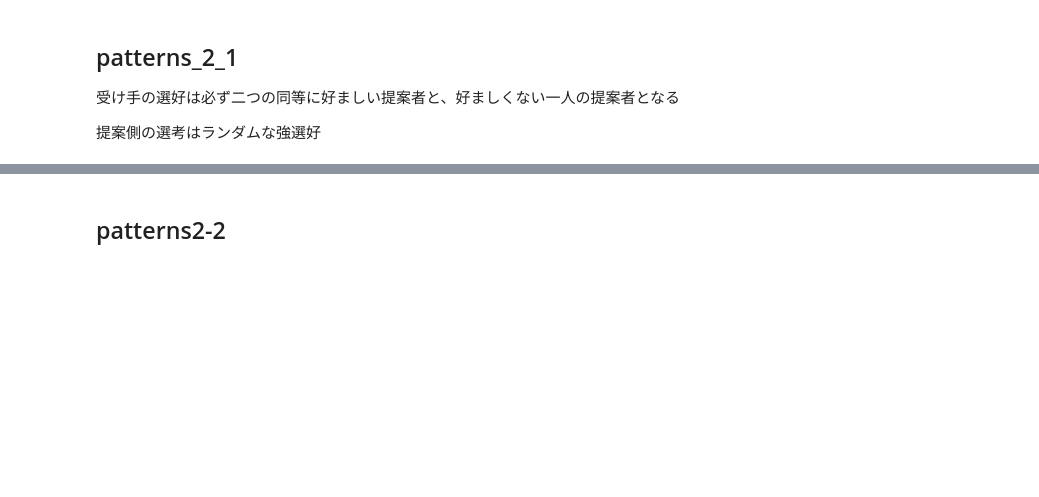
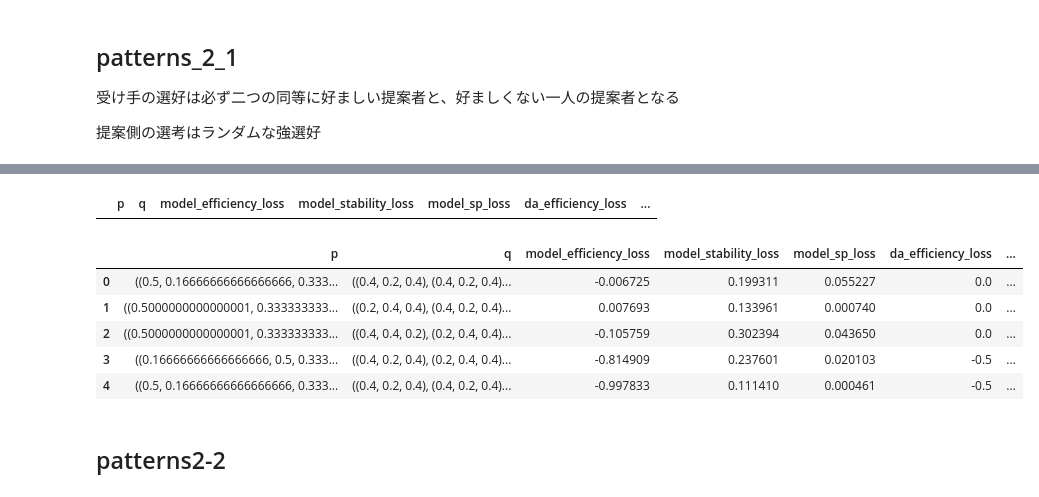
Before and after one commit to meina-t/matching_with_dl, a Jupyter notebook: dual_primal_matching.ipynb, the cells around one changed output, grey strips where cells are left out. Cells and saved outputs as stored; diff of their text form; code cells hidden in the pictures; blank space fills up the shorter version.

```diff
--- a/dual_primal_matching.ipynb
+++ b/dual_primal_matching.ipynb
@@ -411 +609,14 @@ df_1.describe()
+# %%
+df_1[df_1["da_efficiency_loss"] > 0]
+# %% [output]
+|  | p | q | model_efficiency_loss | model_stability_loss | model_sp_loss | da_efficiency_loss | ... |
+# %%
+df_1.head()
+# %% [output]
+|  | p | q | model_efficiency_loss | model_stability_loss | model_sp_loss | da_efficiency_loss | ... |
+| 0 | ((0.5, 0.16666666666666666, 0.333... | ((0.4, 0.2, 0.4), (0.4, 0.2, 0.4)... | -0.006725 | 0.199311 | 0.055227 | 0.0 | ... |
+| 1 | ((0.5000000000000001, 0.333333333... | ((0.2, 0.4, 0.4), (0.4, 0.2, 0.4)... | 0.007693 | 0.133961 | 0.000740 | 0.0 | ... |
+| 2 | ((0.5000000000000001, 0.333333333... | ((0.4, 0.4, 0.2), (0.2, 0.4, 0.4)... | -0.105759 | 0.302394 | 0.043650 | 0.0 | ... |
+| 3 | ((0.16666666666666666, 0.5, 0.333... | ((0.4, 0.2, 0.4), (0.2, 0.4, 0.4)... | -0.814909 | 0.237601 | 0.020103 | -0.5 | ... |
+| 4 | ((0.5, 0.16666666666666666, 0.333... | ((0.4, 0.2, 0.4), (0.4, 0.2, 0.4)... | -0.997833 | 0.111410 | 0.000461 | -0.5 | ... |
 # %%
```
Also changed, not shown: parts of 21 cells of this notebook, 2 other files.
